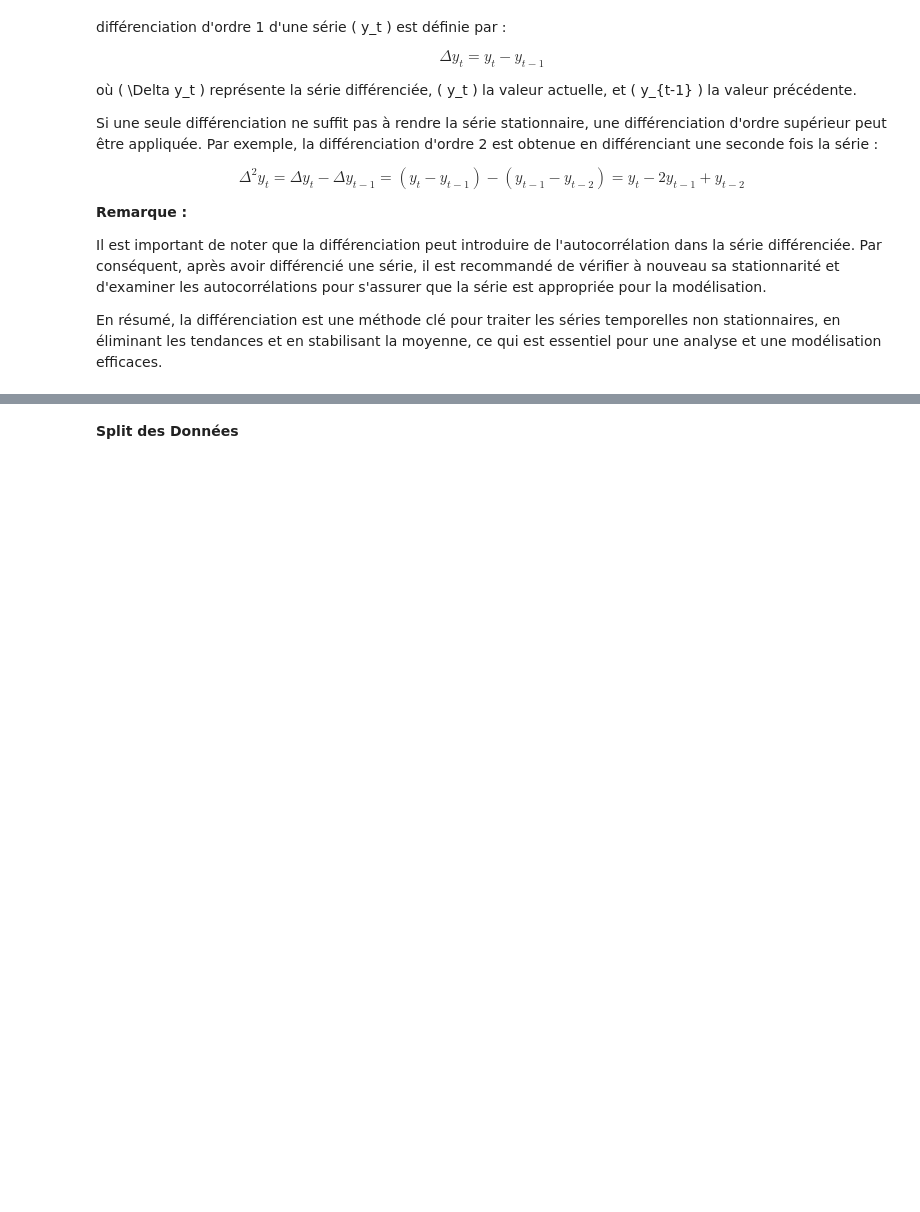
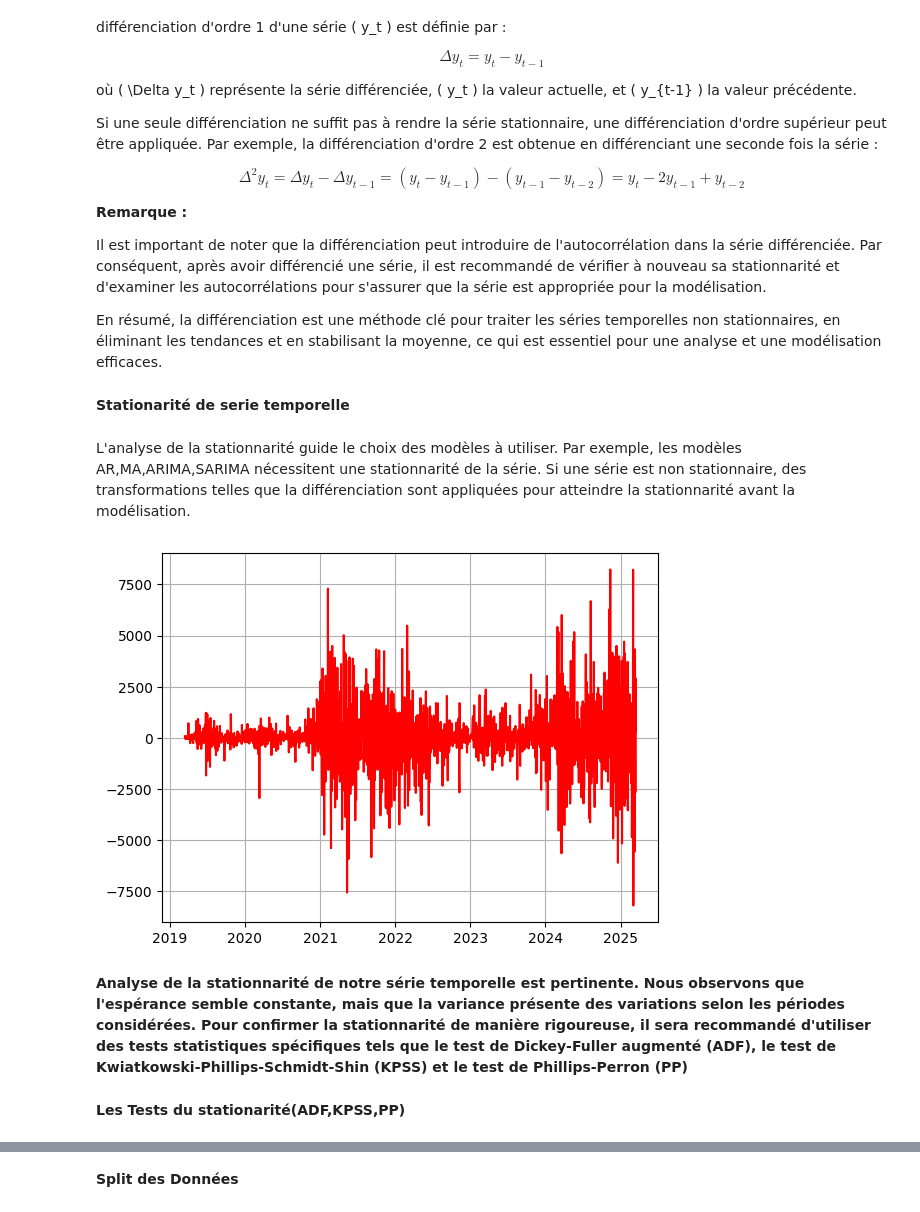
Before and after one commit to hinimdoumorsia/projet_Series_chronologiques, a Jupyter notebook: Preprocessing.ipynb, the cells around one changed output, grey strips where cells are left out. Drawn from its saved outputs; the diff is of its cells as text; code cells hidden in the pictures; blank space fills up the shorter version.

```diff
--- a/Preprocessing.ipynb
+++ b/Preprocessing.ipynb
@@ -16,7 +16,7 @@ warnings.filterwarnings('ignore')
 # %% [markdown]
 **chargement du jeu de donnée**
 # %%
-data = pd.read_csv('Final_Bitcoin_dataset.csv')
+data = pd.read_csv('/content/drive/MyDrive/timeSerie/Final_Bitcoin_dataset.csv')
 data["Date"] = pd.to_datetime(data["Date"])
 data.head()
 # %% [output]
@@ -496,3 +494,18 @@ $$
 Il est important de noter que la différenciation peut introduire de l'autocorrélation dans la série différenciée. Par conséquent, après avoir différencié une série, il est recommandé de vérifier à nouveau sa stationnarité et d'examiner les autocorrélations pour s'assurer que la série est appropriée pour la modélisation.
 
 En résumé, la différenciation est une méthode clé pour traiter les séries temporelles non stationnaires, en éliminant les tendances et en stabilisant la moyenne, ce qui est essentiel pour une analyse et une modélisation efficaces.
+# %% [markdown]
+**Stationarité de serie temporelle**
+# %% [markdown]
+L'analyse de la stationnarité guide le choix des modèles à utiliser. Par exemple, les modèles AR,MA,ARIMA,SARIMA nécessitent une stationnarité de la série. Si une série est non stationnaire, des transformations telles que la différenciation sont appliquées pour atteindre la stationnarité avant la modélisation.
+# %%
+data['Close_diff'] = data['Close'].diff()
+plt.plot(data['Date'],data['Close_diff'],color='red',label='la courbe representative de la serie differenciée en fonction du temps')
+plt.grid(True)
+plt.show()
+# %% [output]
+[figure, added]
+# %% [markdown]
+**Analyse de la stationnarité de notre série temporelle est pertinente. Nous observons que l'espérance semble constante, mais que la variance présente des variations selon les périodes considérées. Pour confirmer la stationnarité de manière rigoureuse, il sera recommandé d'utiliser des tests statistiques spécifiques tels que le test de Dickey-Fuller augmenté (ADF), le test de Kwiatkowski-Phillips-Schmidt-Shin (KPSS) et le test de Phillips-Perron (PP)**
+# %% [markdown]
+**Les Tests du stationarité(ADF,KPSS,PP)**
```
Also changed, not shown: parts of 18 cells of this notebook.
